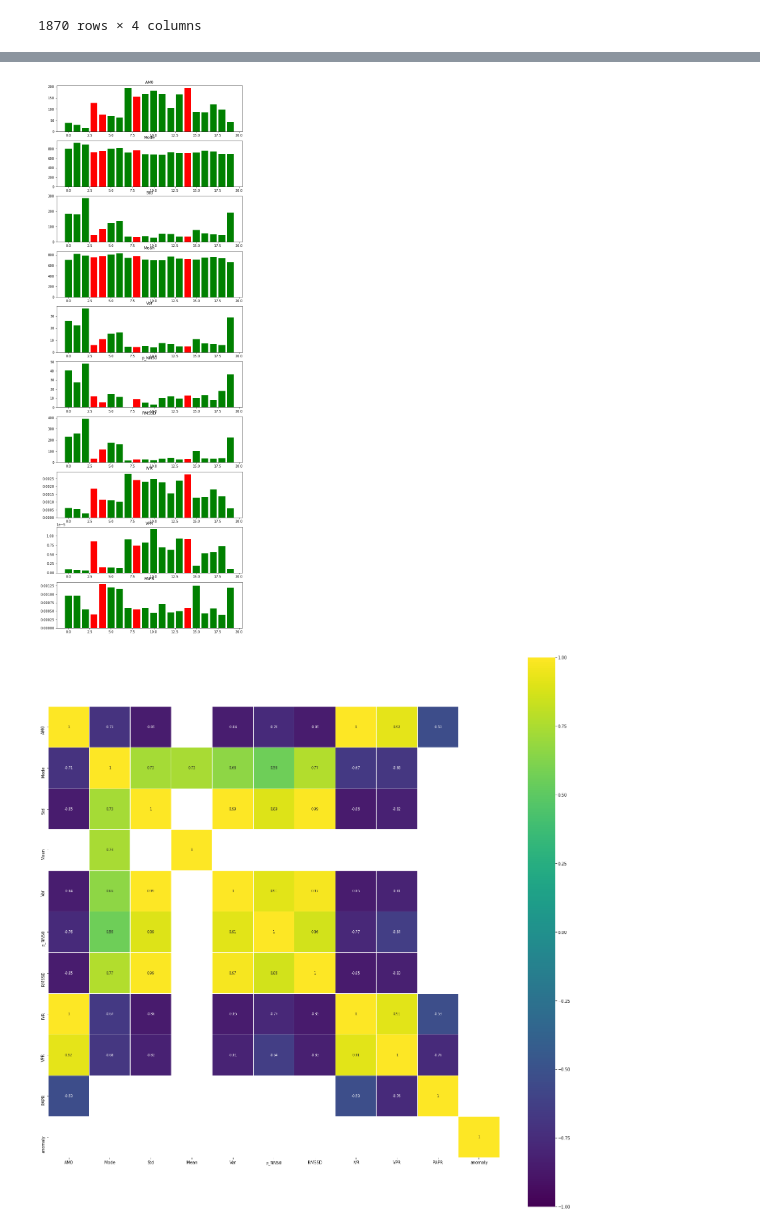
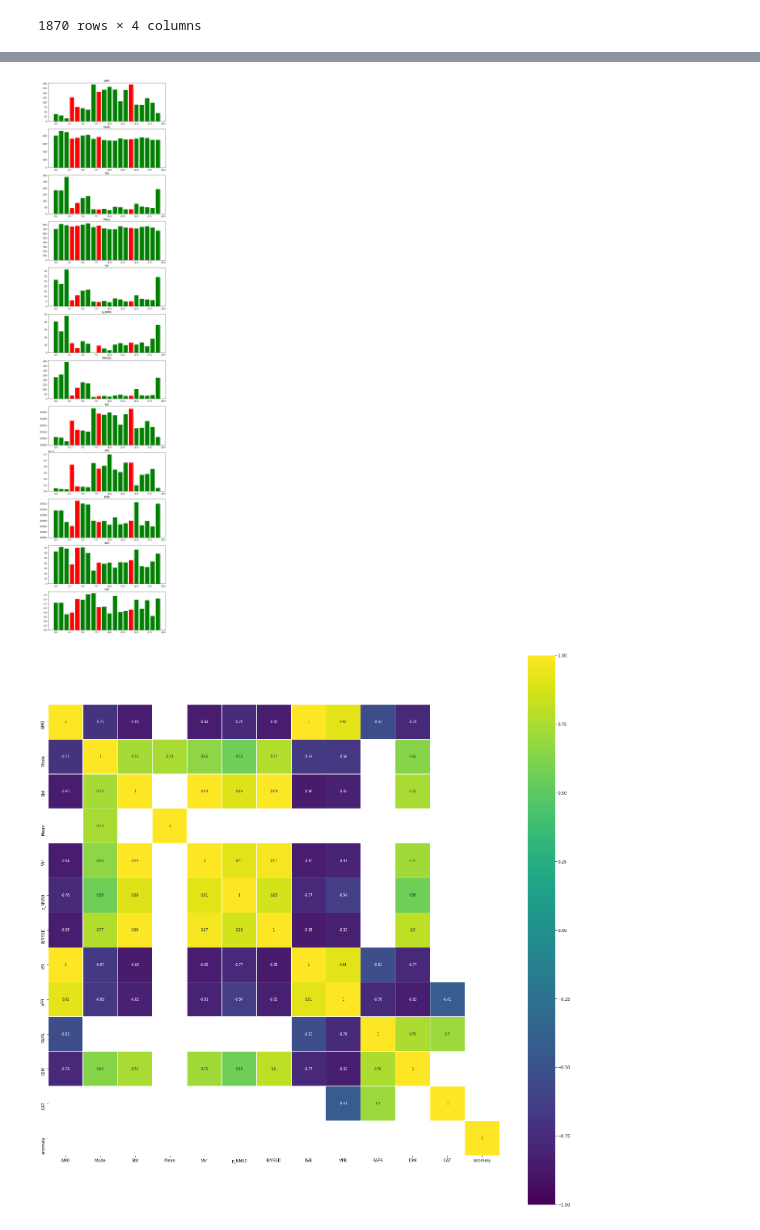
Before and after one commit to OnlyOneUseAcc/CardioSpike, a Jupyter notebook: main_features/test_features.ipynb, the cells around one changed output, grey strips where cells are left out. Drawn from its saved outputs; the diff is of its cells as text; code cells hidden in the pictures.

```diff
--- a/main_features/test_features.ipynb
+++ b/main_features/test_features.ipynb
@@ -86,7 +86,10 @@ new_data = pd.DataFrame(data=statistic,
                                  'RMSSD',
                                  'IVR',
                                  'VPR',
-                                 'PAPR'])
+                                 'PAPR',
+                                 'IDM',
+                                 'CAT'
+                                 ])
 new_data['anomaly'] = anomalies
 
 
@@ -115,21 +118,21 @@ new_data['color'] = 'g'
 new_data.loc[new_data['anomaly'] == 1, 'color'] = 'r'
 # %%
 fig, ax = plt.subplots(len(new_data.columns) - 2)
-fig.set_figheight(30)
+fig.set_figheight((len(new_data.columns) - 2) * 4)
 fig.set_figwidth(10)
 i = 0
 for column in new_data.columns:
     if column not in ['anomaly', 'color']:
         ax[i].set_title(column)
         ax[i].bar([x for x in range(0, new_data.shape[0])],
                             new_data[column].values,
                             color=new_data['color'].values)
 
         i += 1
 
 fig.savefig('main_features.png')
 # %% [output]
-[figure, old version]
+[figure, new version]
 # %%
 # Все делали по формулам -> корреляция большая
 import seaborn as sns
@@ -139,6 +142,7 @@ plt.figure(figsize=(25, 25))
 sns.heatmap(corr_data[(corr_data >= 0.5) | (corr_data <= -0.4)],
        cmap='viridis', vmax=1.0, vmin=-1.0, linewidths=0.1,
        annot=True, annot_kws={"size": 8}, square=True)
+
 plt.savefig('correlation_map.png')
 # %% [output]
-[figure, old version]
+[figure, new version]
```
Also changed, not shown: parts of 1 cell of this notebook, 3 other files.
